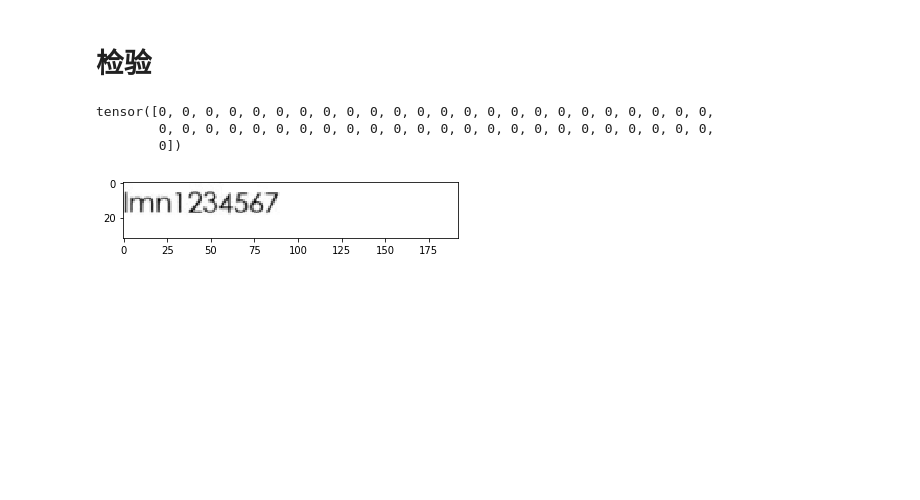
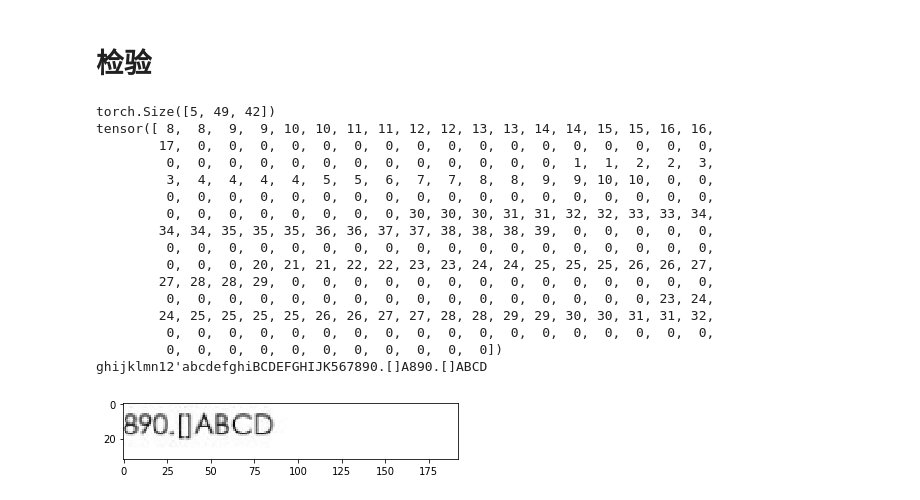
Before and after one commit to hecongziyu/myproject, a Jupyter notebook: OCR/cn ocr.ipynb, the cells around one changed output. Cells and saved outputs as stored; diff of their text form; code cells hidden in the pictures; blank space fills up the shorter version.

```diff
--- a/OCR/cn ocr.ipynb
+++ b/OCR/cn ocr.ipynb
@@ -23,7 +31,7 @@ ds.main_create_data()
 import lib.data.lmdb_dataset as lds
 import torch
 train_path = '/home/hecong/temp/data/ocr/lmdb'
-batchSize = 1
+batchSize = 5
 sampler = None
 workers = 1
 imgH = 32
@@ -170,7 +178,7 @@ nc = 1
 lr = 0.001
 beta1=0.5
 MOMENTUM = 0.9
-EPOCH = 50
+EPOCH = 100
 
 
 
@@ -189,20 +197,18 @@ image = torch.FloatTensor(batchSize, 3, imgH, imgH)
 text = torch.IntTensor(batchSize * 5)
 length = torch.IntTensor(batchSize)
 
-# optimizer = optim.Adam(
-#     crnn.parameters(), lr=lr, betas=(beta1, 0.999))
-optimizer = optim.SGD(
-    crnn.parameters(), lr=lr, momentum=MOMENTUM)
+optimizer = optim.Adam(
+    crnn.parameters(), lr=lr, betas=(beta1, 0.999))
+# optimizer = optim.SGD(
+#     crnn.parameters(), lr=lr, momentum=MOMENTUM)
 
 for epoch in range(EPOCH):
     for step,(t_image,t_label) in enumerate(train_loader):
         batch_size = t_image.size(0)
         utils.loadData(image, t_image)
         t, l = converter.encode(t_label)
-        l = torch.IntTensor([len(t)])
         utils.loadData(text, t)
         utils.loadData(length, l)
-
         preds = crnn(image)
         preds_size = Variable(torch.IntTensor([preds.size(0)] * batch_size))
         optimizer.zero_grad()
@@ -289,25 +312,39 @@ preds_size = Variable(torch.IntTensor([preds_s.size(0)] * batch_size))
 # %%
 import cv2
 import numpy as np
 import matplotlib.pyplot as plt
 
 
 preds = preds_s.clone()
-# print(preds[0][0])
+
 preds = preds.permute(1,0,2)
+print(preds.size())
 _,preds = preds.max(2)
 preds = preds.view(-1)
 print(preds)
-preds_size = Variable(torch.IntTensor([preds_s.size(0)]))
+preds_size = Variable(torch.IntTensor([preds_s.size(0)])) * batchSize
 sim_preds = converter.decode(preds.data, preds_size.data, raw=False)
 
 print(sim_preds)
-image_0 = v_image[0][0]
+image_0 = v_image[4][0]
 image_0 = image_0.numpy()
 plt.imshow(image_0,'gray')
 plt.show()
 # %% [output]
-tensor([0, 0, 0, 0, 0, 0, 0, 0, 0, 0, 0, 0, 0, 0, 0, 0, 0, 0, 0, 0, 0, 0, 0, 0,
-        0, 0, 0, 0, 0, 0, 0, 0, 0, 0, 0, 0, 0, 0, 0, 0, 0, 0, 0, 0, 0, 0, 0, 0,
-        0])
+torch.Size([5, 49, 42])
+tensor([ 8,  8,  9,  9, 10, 10, 11, 11, 12, 12, 13, 13, 14, 14, 15, 15, 16, 16,
+        17,  0,  0,  0,  0,  0,  0,  0,  0,  0,  0,  0,  0,  0,  0,  0,  0,  0,
+         0,  0,  0,  0,  0,  0,  0,  0,  0,  0,  0,  0,  0,  1,  1,  2,  2,  3,
+         3,  4,  4,  4,  4,  5,  5,  6,  7,  7,  8,  8,  9,  9, 10, 10,  0,  0,
+         0,  0,  0,  0,  0,  0,  0,  0,  0,  0,  0,  0,  0,  0,  0,  0,  0,  0,
+         0,  0,  0,  0,  0,  0,  0,  0, 30, 30, 30, 31, 31, 32, 32, 33, 33, 34,
+        34, 34, 35, 35, 35, 36, 36, 37, 37, 38, 38, 38, 39,  0,  0,  0,  0,  0,
+         0,  0,  0,  0,  0,  0,  0,  0,  0,  0,  0,  0,  0,  0,  0,  0,  0,  0,
+         0,  0,  0, 20, 21, 21, 22, 22, 23, 23, 24, 24, 25, 25, 25, 26, 26, 27,
+        27, 28, 28, 29,  0,  0,  0,  0,  0,  0,  0,  0,  0,  0,  0,  0,  0,  0,
+         0,  0,  0,  0,  0,  0,  0,  0,  0,  0,  0,  0,  0,  0,  0,  0, 23, 24,
+        24, 25, 25, 25, 25, 26, 26, 27, 27, 28, 28, 29, 29, 30, 30, 31, 31, 32,
+         0,  0,  0,  0,  0,  0,  0,  0,  0,  0,  0,  0,  0,  0,  0,  0,  0,  0,
+         0,  0,  0,  0,  0,  0,  0,  0,  0,  0,  0])
+ghijklmn12'abcdefghiBCDEFGHIJK567890.[]A890.[]ABCD
-[figure, old version]
+[figure, new version]
```
Also changed, not shown: parts of 3 cells of this notebook, 3 other files.
